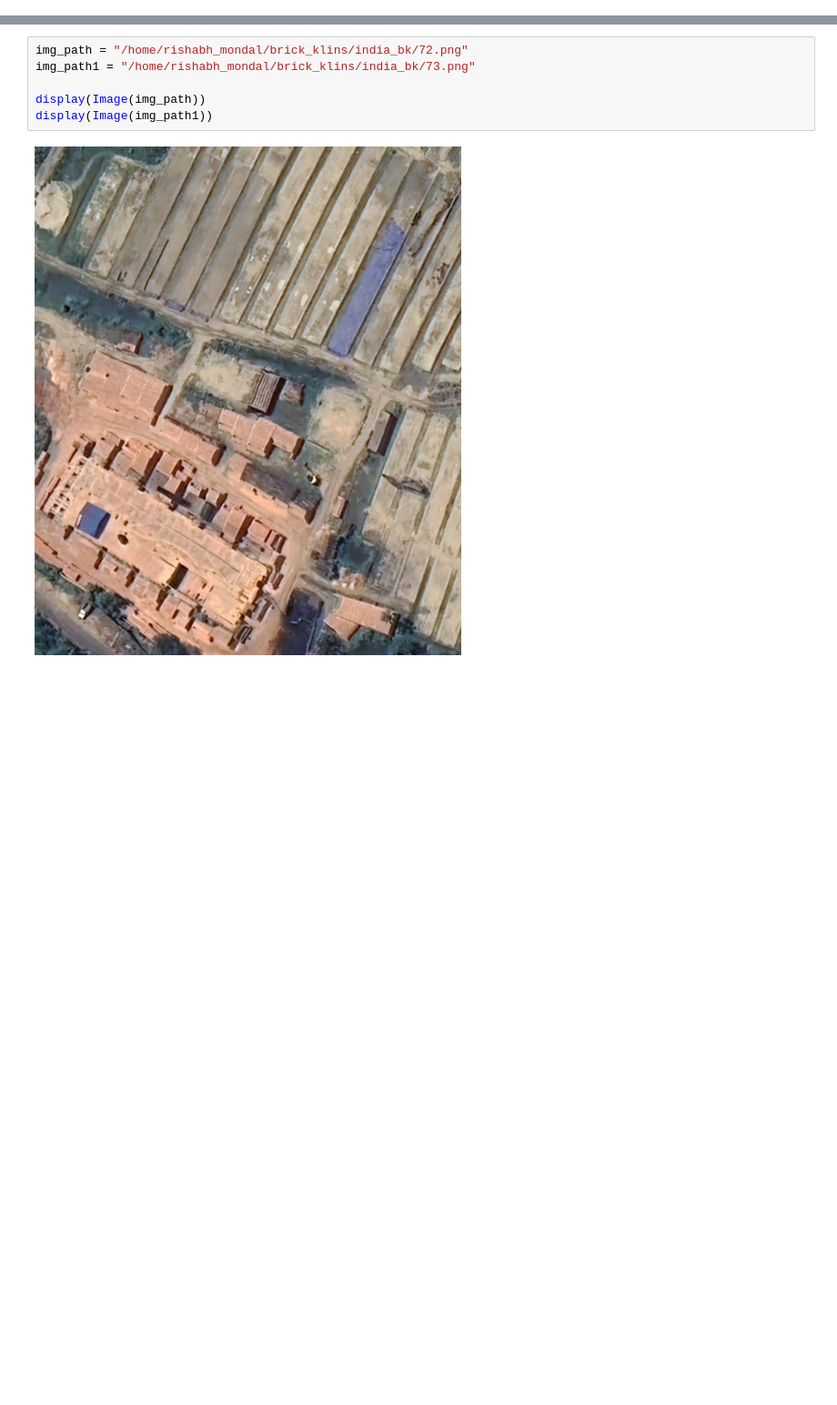
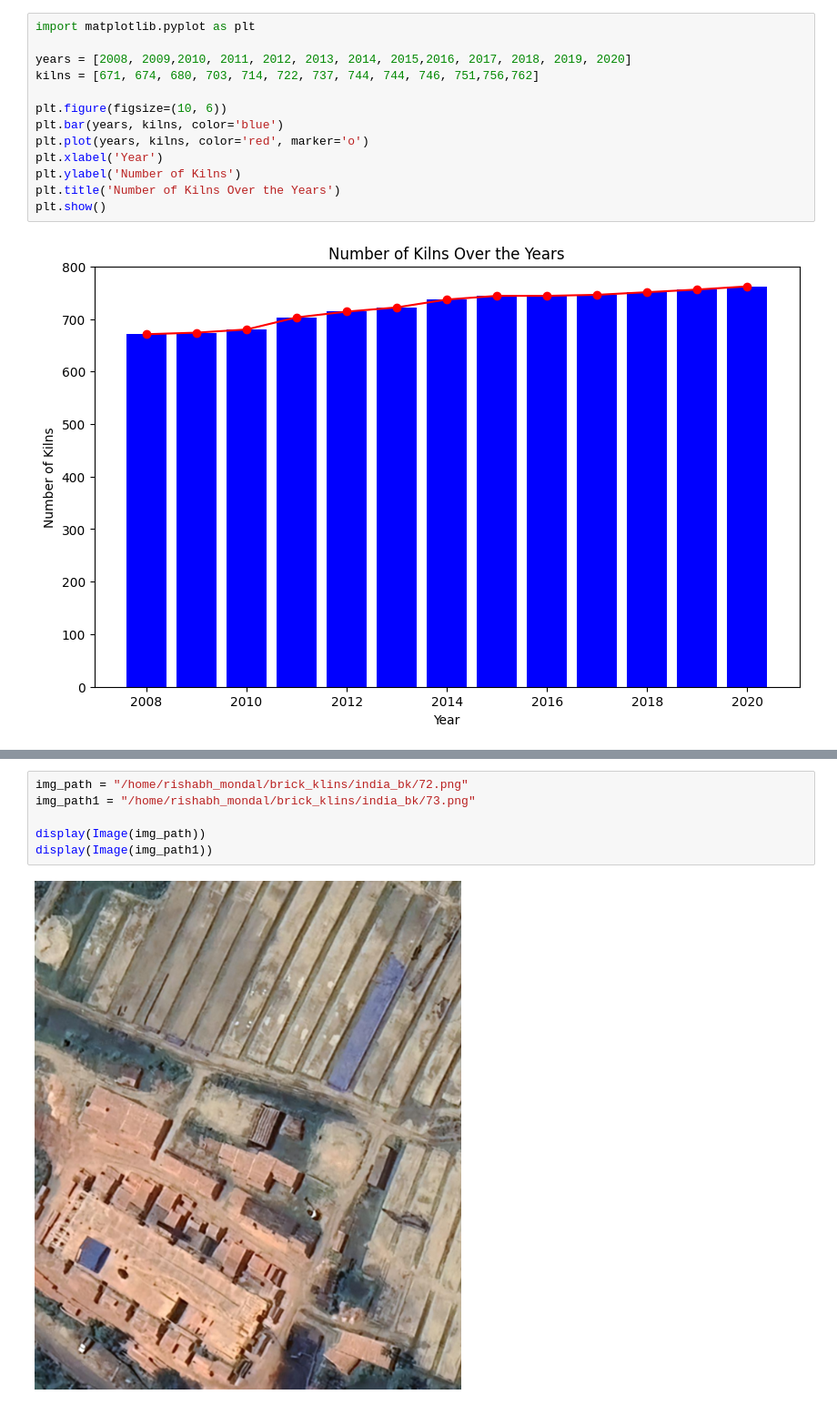
Before and after one commit to rishabh-mondal/brick_klins, a Jupyter notebook: gard_cam.ipynb, the cells around one changed output, grey strips where cells are left out. Shown at 91% size. Drawn from its saved outputs; the diff is of its cells as text; blank space fills up the shorter version.

```diff
--- a/gard_cam.ipynb
+++ b/gard_cam.ipynb
@@ -14,0 +15,15 @@ I0809 08:59:20.015334  226592 tpu_initializer_helper.cc:94] libtpu.so already in
+# %%
+import matplotlib.pyplot as plt
+
+years = [2008, 2009,2010, 2011, 2012, 2013, 2014, 2015,2016, 2017, 2018, 2019, 2020]
+kilns = [671, 674, 680, 703, 714, 722, 737, 744, 744, 746, 751,756,762]
+
+plt.figure(figsize=(10, 6))
+plt.bar(years, kilns, color='blue')
+plt.plot(years, kilns, color='red', marker='o')
+plt.xlabel('Year')
+plt.ylabel('Number of Kilns')
+plt.title('Number of Kilns Over the Years')
+plt.show()
+# %% [output]
+[figure, added]
```
Also changed, not shown: parts of 2 cells of this notebook, 4 other files.
